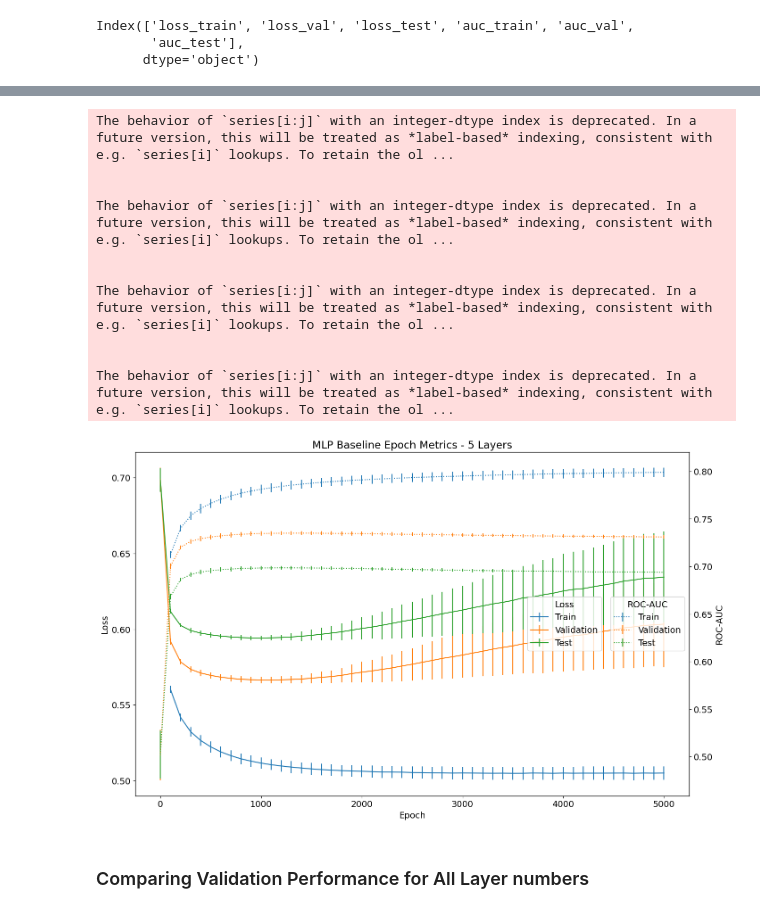
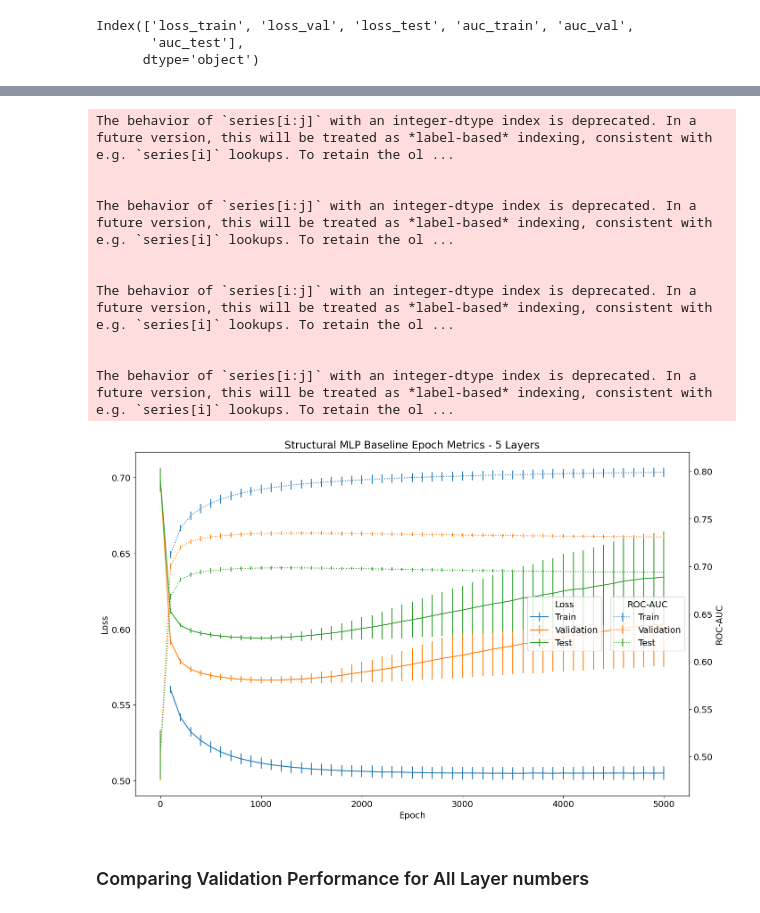
Before and after one commit to caiolmart/node-concordance, a Jupyter notebook: notebooks/gamma_function/arxiv/02-1-structural_mlp_omega_function.ipynb, the cells around one changed output, grey strips where cells are left out. Cells and saved outputs as stored; diff of their text form; code cells hidden in the pictures.

```diff
--- a/notebooks/gamma_function/arxiv/02-1-structural_mlp_omega_function.ipynb
+++ b/notebooks/gamma_function/arxiv/02-1-structural_mlp_omega_function.ipynb
@@ -124,7 +124,7 @@ epoch_metrics.sort_values('auc_val_mean', ascending=False).head()
 plt.rcParams['font.size'] = '14'
 fig, ax1 = plt.subplots(1, 1, figsize=(16, 10))
 
-ax1.set_title(f'MLP Baseline Epoch Metrics - {n_layers} Layers')
+ax1.set_title(f'Structural MLP Baseline Epoch Metrics - {n_layers} Layers')
 
 ax1.errorbar(
     epoch_metrics.index[1:],
@@ -204,34 +204,34 @@ ax2.errorbar(
 
 # ax2.plot(
 #     epoch_metrics.index,
 #     epoch_metrics['auc_val_mean'],
 #     # yerr=epoch_metrics['auc_val_std'],
 #     ls=':',
 #     label='Validation')
 
 # ax2.plot(
 #     epoch_metrics.index,
 #     epoch_metrics['auc_test_mean'],
 #     # yerr=epoch_metrics['auc_test_std'],
 #     ls=':',
 #     label='Test')
 
 ax2.legend(loc='center right', title='ROC-AUC', bbox_to_anchor=[1, 0.5])
 ax2.set_ylabel('ROC-AUC')
 
 plt.savefig(f'reports/images/structural_omega_dotmlp_training_metrics_{n_layers}layers.pdf')
 # %% [output]
 The behavior of `series[i:j]` with an integer-dtype index is deprecated. In a future version, this will be treated as *label-based* indexing, consistent with e.g. `series[i]` lookups. To retain the ol ...
 
 
 The behavior of `series[i:j]` with an integer-dtype index is deprecated. In a future version, this will be treated as *label-based* indexing, consistent with e.g. `series[i]` lookups. To retain the ol ...
 
 
 The behavior of `series[i:j]` with an integer-dtype index is deprecated. In a future version, this will be treated as *label-based* indexing, consistent with e.g. `series[i]` lookups. To retain the ol ...
 
 
 The behavior of `series[i:j]` with an integer-dtype index is deprecated. In a future version, this will be treated as *label-based* indexing, consistent with e.g. `series[i]` lookups. To retain the ol ...
-[figure, old version]
+[figure, new version]
 # %% [markdown]
 ### Comparing Validation Performance for All Layer numbers
 # %%
```
Also changed, not shown: parts of 1 cell of this notebook, 1 other file.
